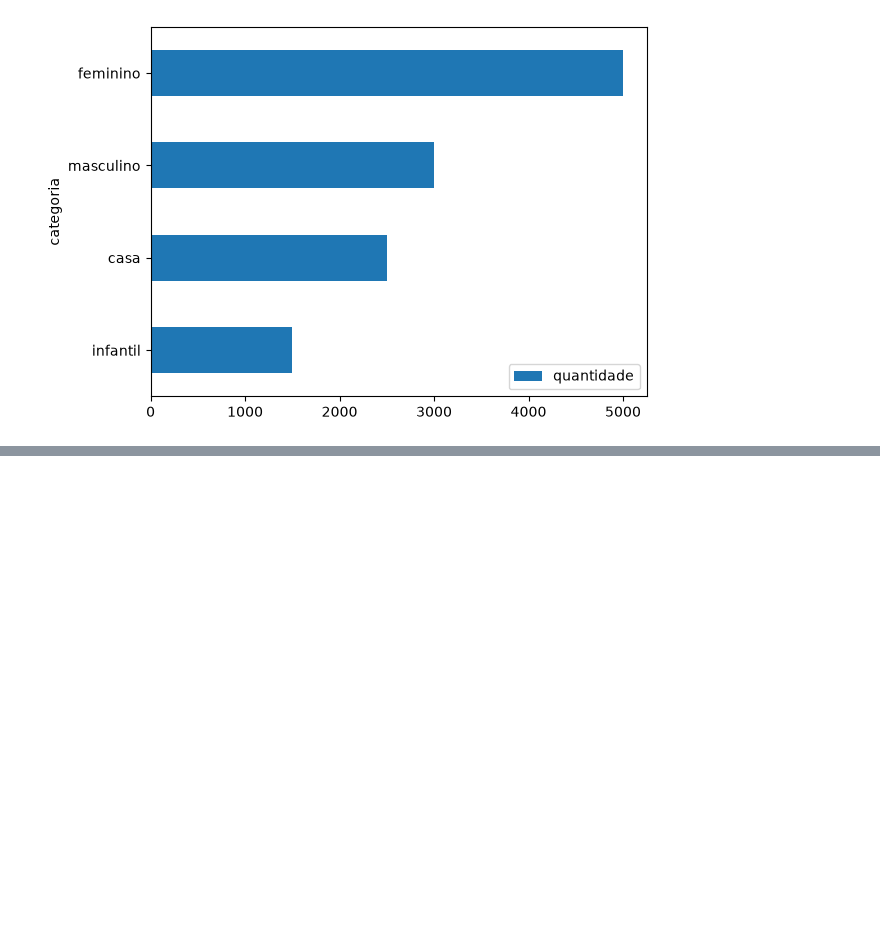
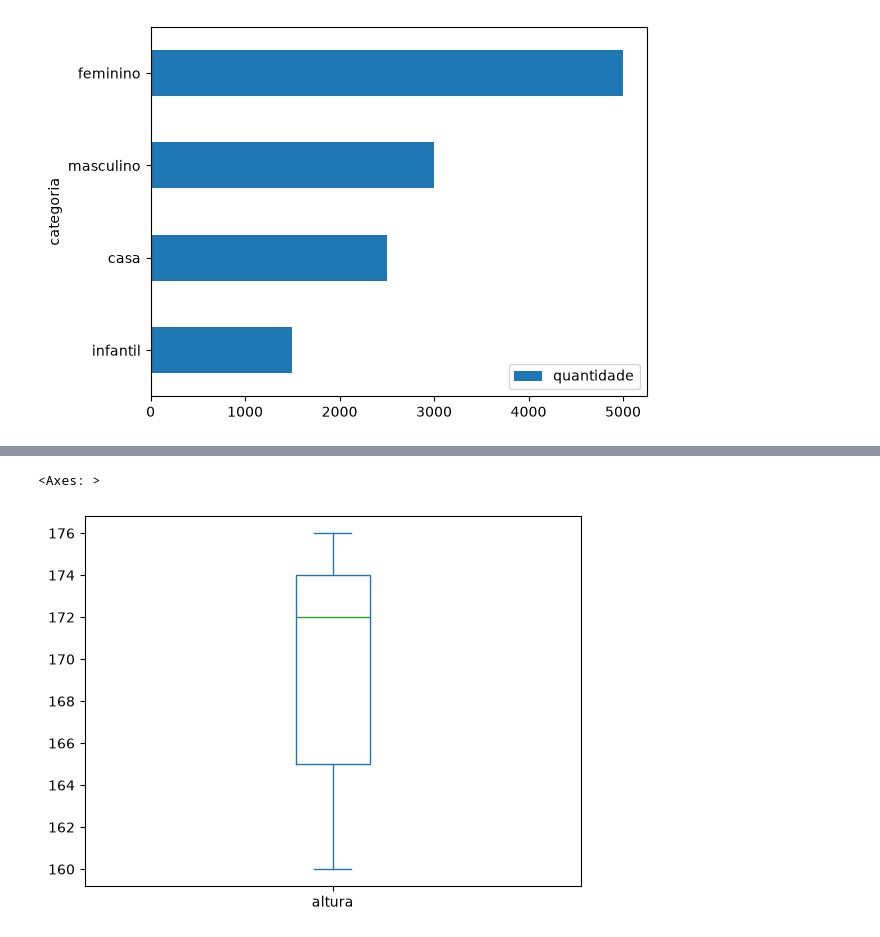
Before and after one commit to MatheusRPessoa/estat-stica-pandas, a Jupyter notebook: estatistica.ipynb, the cells around one changed output, grey strips where cells are left out. Drawn from its saved outputs; the diff is of its cells as text; code cells hidden in the pictures; blank space fills up the shorter version.

```diff
--- a/estatistica.ipynb
+++ b/estatistica.ipynb
@@ -178,0 +191,6 @@ df_vendas.sort_values('quantidade').plot.barh(x='categoria', y='quantidade')
+# %%
+# Gráfico de BoxPlot - Altura
+df_metrics.altura.plot.box()
+# %% [output]
+<Axes: >
+[figure, added]
```
Also changed, not shown: parts of 7 cells of this notebook.
